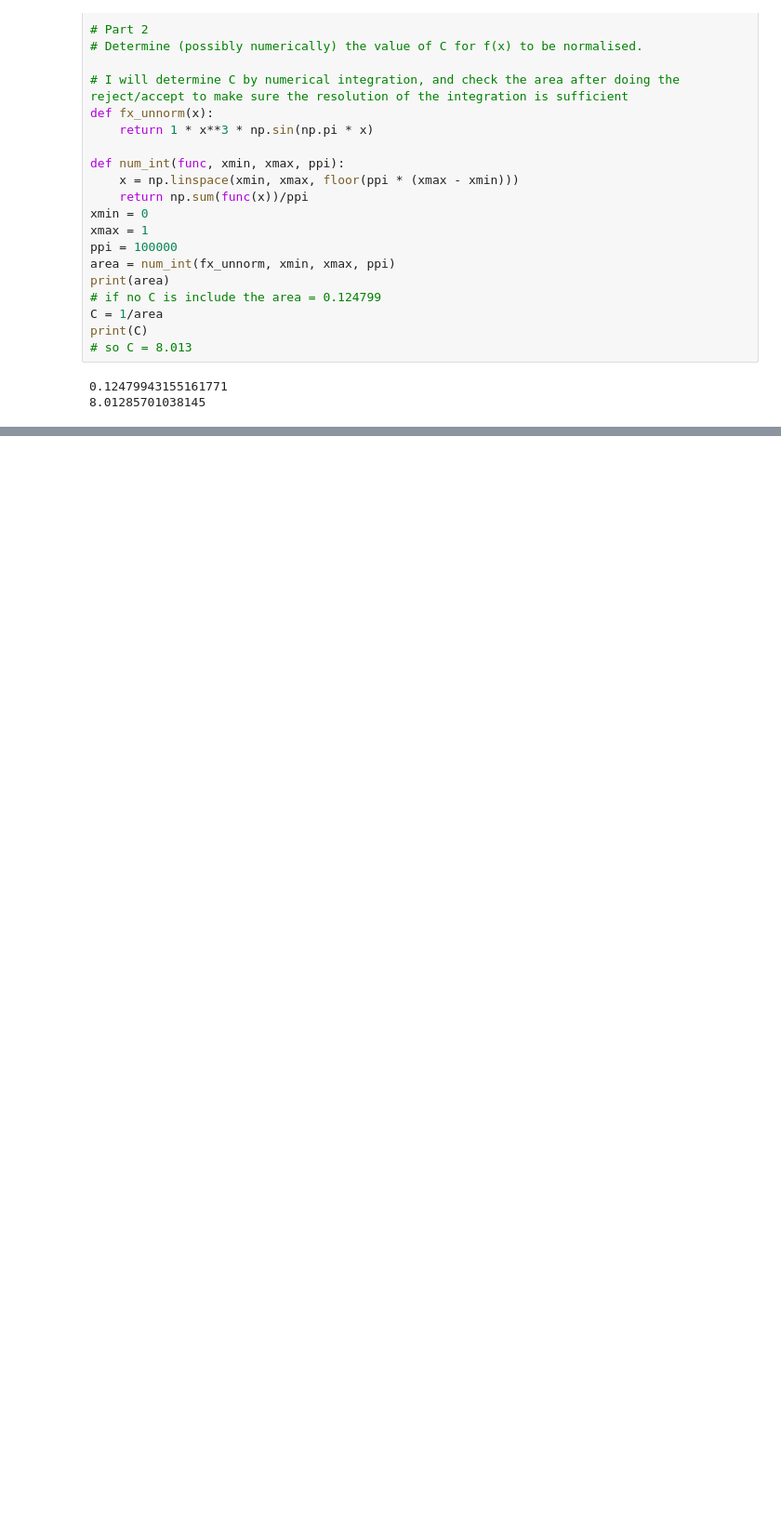
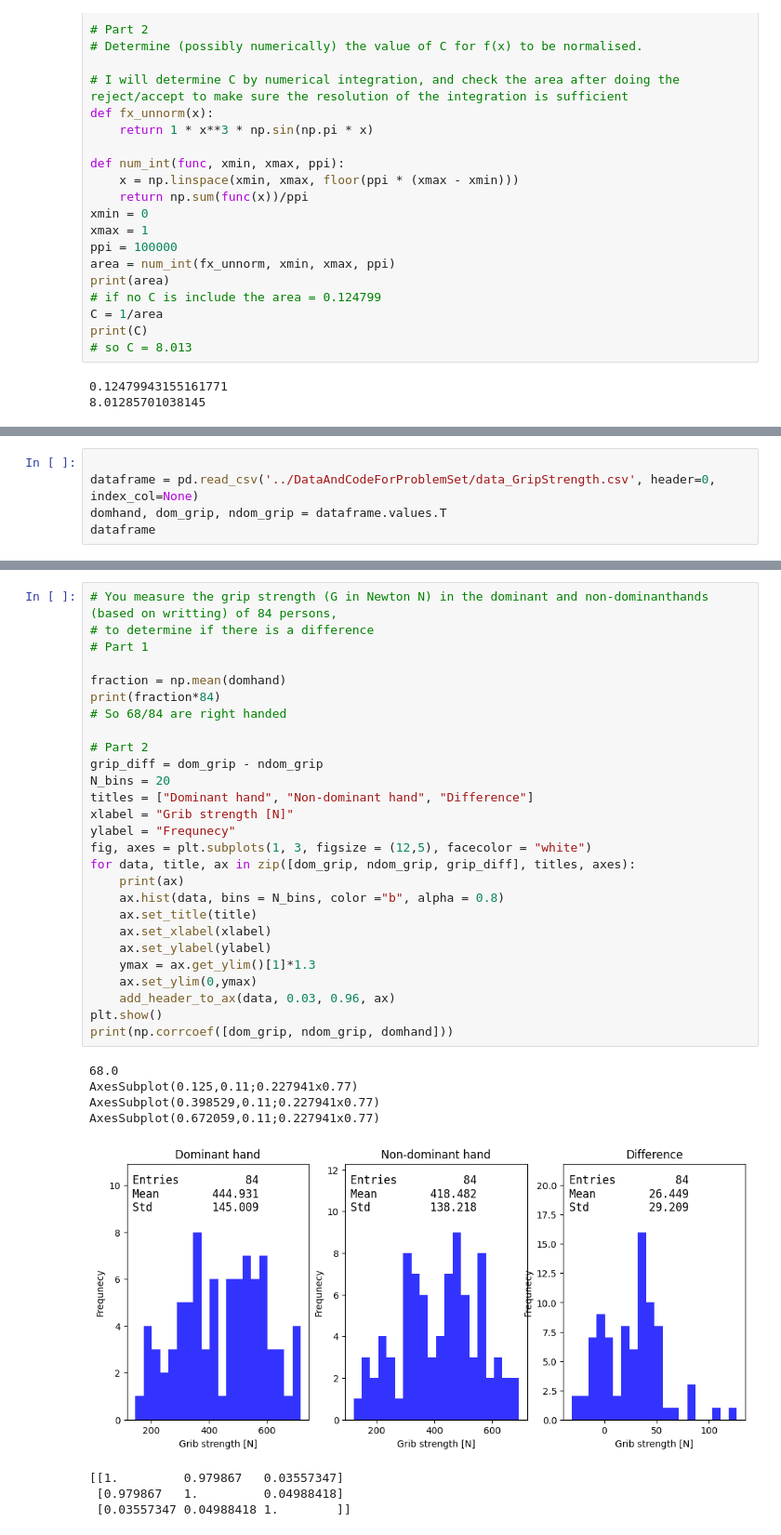
Before and after one commit to PhilKofoed/AppStat2022, a Jupyter notebook: Problemset/Problemsetsolution.ipynb, the cells around one changed output, grey strips where cells are left out. Shown: that part at 93% size. Saved outputs shown, nothing was run; the diff lists cells and outputs as text; blank space fills up the shorter version.

Commit message:
problemset work 02012023

```diff
--- a/Problemset/Problemsetsolution.ipynb
+++ b/Problemset/Problemsetsolution.ipynb
@@ -502,0 +596,5 @@ add_header_to_ax(xdis, 0.05, 0.95, ax)
+# %%
+
+dataframe = pd.read_csv('../DataAndCodeForProblemSet/data_GripStrength.csv', header=0, index_col=None)
+domhand, dom_grip, ndom_grip = dataframe.values.T
+dataframe
@@ -502,0 +615,36 @@ add_header_to_ax(xdis, 0.05, 0.95, ax)
+# %%
+# You measure the grip strength (G in Newton N) in the dominant and non-dominanthands (based on writting) of 84 persons,
+# to determine if there is a difference
+# Part 1
+
+fraction = np.mean(domhand)
+print(fraction*84)
+# So 68/84 are right handed
+
+# Part 2
+grip_diff = dom_grip - ndom_grip
+N_bins = 20
+titles = ["Dominant hand", "Non-dominant hand", "Difference"]
+xlabel = "Grib strength [N]"
+ylabel = "Frequnecy"
+fig, axes = plt.subplots(1, 3, figsize = (12,5), facecolor = "white")
+for data, title, ax in zip([dom_grip, ndom_grip, grip_diff], titles, axes):
+    print(ax)
+    ax.hist(data, bins = N_bins, color ="b", alpha = 0.8)
+    ax.set_title(title)
+    ax.set_xlabel(xlabel)
+    ax.set_ylabel(ylabel)
+    ymax = ax.get_ylim()[1]*1.3
+    ax.set_ylim(0,ymax)
+    add_header_to_ax(data, 0.03, 0.96, ax)
+plt.show()
+print(np.corrcoef([dom_grip, ndom_grip, domhand]))
+# %% [output]
+68.0
+AxesSubplot(0.125,0.11;0.227941x0.77)
+AxesSubplot(0.398529,0.11;0.227941x0.77)
+AxesSubplot(0.672059,0.11;0.227941x0.77)
+[figure, added]
+[[1.         0.979867   0.03557347]
+ [0.979867   1.         0.04988418]
+ [0.03557347 0.04988418 1.        ]]
```
Also changed, not shown: parts of 15 cells of this notebook, 3 other files.
